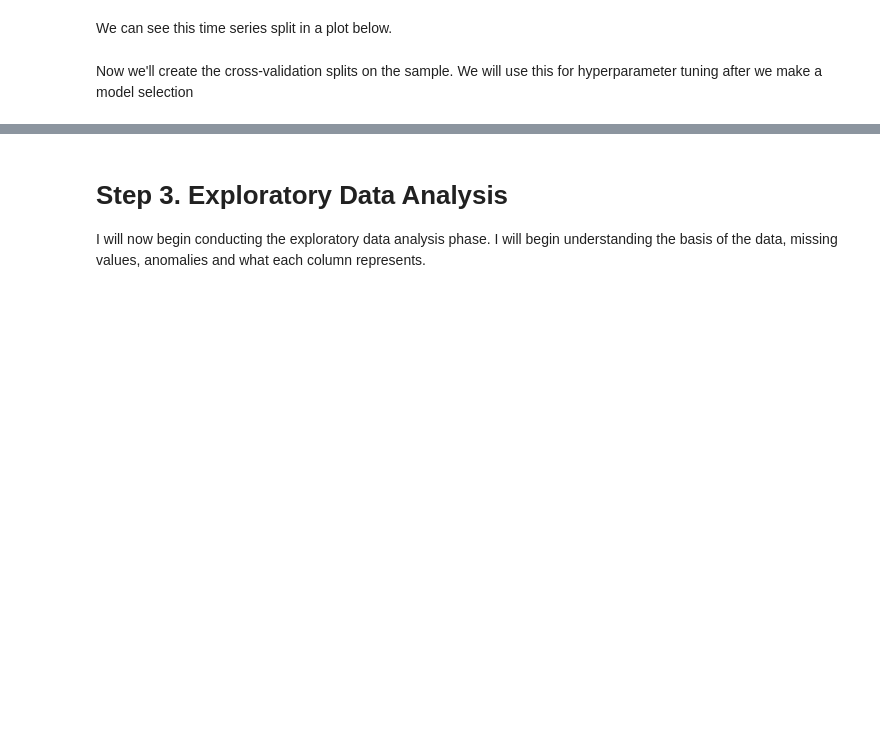
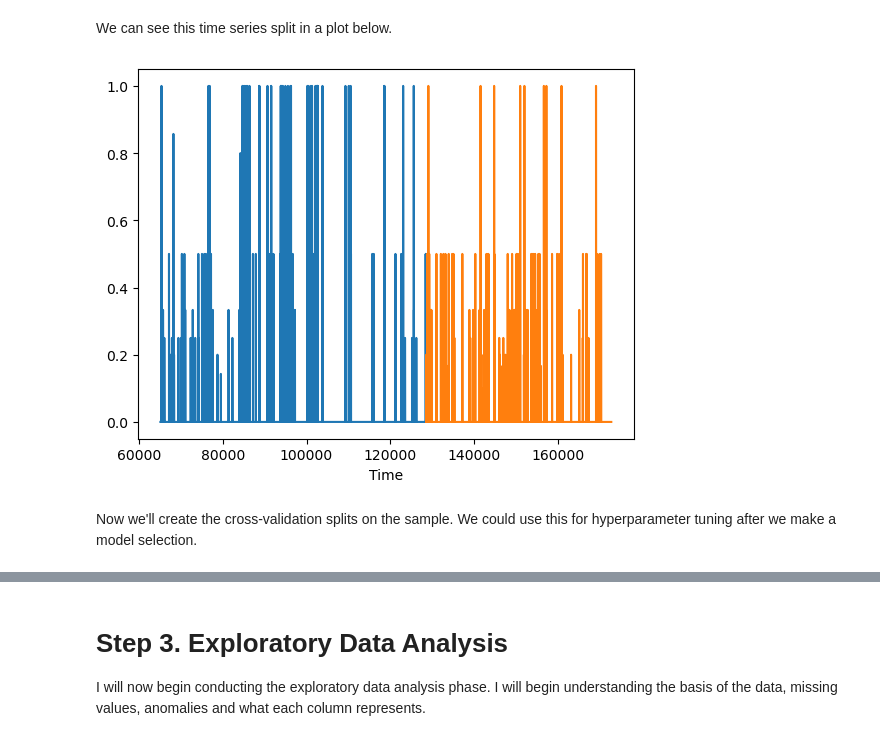
Before and after one commit to jpw24/Data-Science-Repository, a Jupyter notebook: Fraud Detection Python and SQL.ipynb, the cells around one changed output, grey strips where cells are left out. Drawn from its saved outputs; the diff is of its cells as text; code cells hidden in the pictures; blank space fills up the shorter version.

```diff
--- a/Fraud Detection Python and SQL.ipynb
+++ b/Fraud Detection Python and SQL.ipynb
@@ -84,10 +87,15 @@ y_train,y_test=y.iloc[train_split_indices[1]],y.iloc[test_split_indices[1]]
 # %% [markdown]
 We can see this time series split in a plot below.
 # %%
-y_train.groupby('Time').mean().plot()
-y_test.groupby('Time').mean().plot()
+y_fig=plt.figure()
+
+_=y_train.groupby('Time').mean().plot()
+_=y_test.groupby('Time').mean().plot()
+plt.savefig('Visualizations/Time Series Split.png')
+# %% [output]
+[figure, added]
 # %% [markdown]
-Now we'll create the cross-validation splits on the sample. We will use this for hyperparameter tuning after we make a model selection
+Now we'll create the cross-validation splits on the sample. We could use this for hyperparameter tuning after we make a model selection.
 # %%
 ##TIME SERIES CROSS VALIDATION
 cross_val_tss=TimeSeriesSplit(n_splits=5)
```
Also changed, not shown: parts of 37 cells of this notebook, 14 other files.
